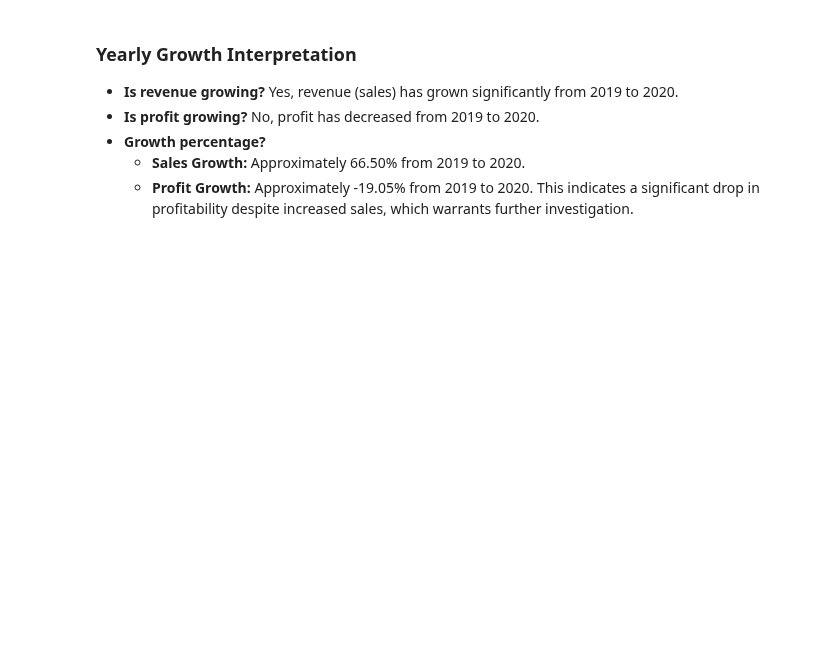
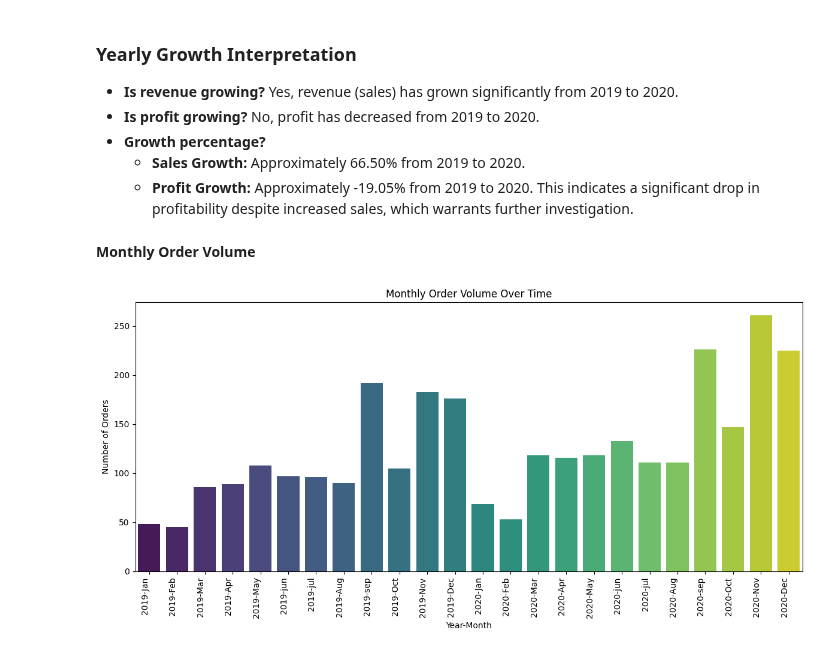
Before and after one commit to anish00ti/EDA-on-sales, a Jupyter notebook: Predictive_Ecommerce_Analytics.ipynb, the cells around one changed output. Cells and saved outputs as stored; diff of their text form; code cells hidden in the pictures; blank space fills up the shorter version.

```diff
--- a/Predictive_Ecommerce_Analytics.ipynb
+++ b/Predictive_Ecommerce_Analytics.ipynb
@@ -930,3 +934,16 @@ Profit Growth from 2019 to 2020: -19.05%
 *   **Growth percentage?**
     *   **Sales Growth:** Approximately 66.50% from 2019 to 2020.
     *   **Profit Growth:** Approximately -19.05% from 2019 to 2020. This indicates a significant drop in profitability despite increased sales, which warrants further investigation.
+# %% [markdown]
+**Monthly Order Volume**
+# %%
+plt.figure(figsize=(12, 6))
+sns.countplot(x=df['year_month'], palette='viridis', hue=df['year_month'], legend=False)
+plt.title('Monthly Order Volume Over Time')
+plt.xlabel('Year-Month')
+plt.ylabel('Number of Orders')
+plt.xticks(rotation=90, ha='right')
+plt.tight_layout()
+plt.show()
+# %% [output]
+[figure, added]
```
Also changed, not shown: parts of 18 cells of this notebook.
